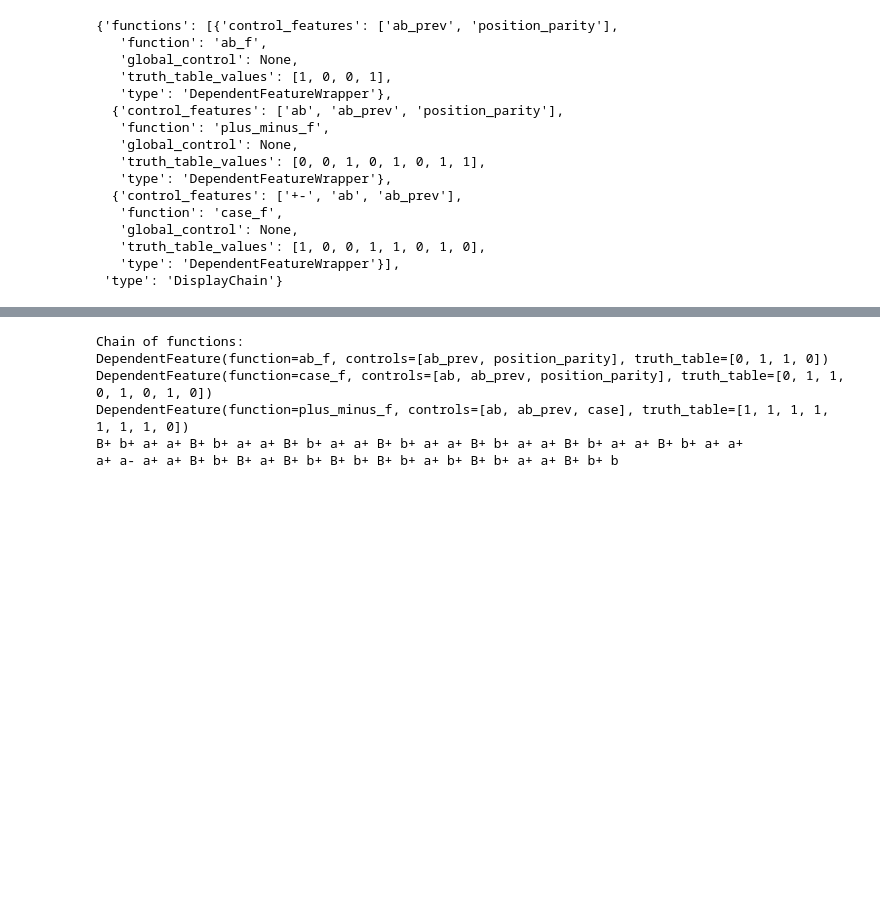
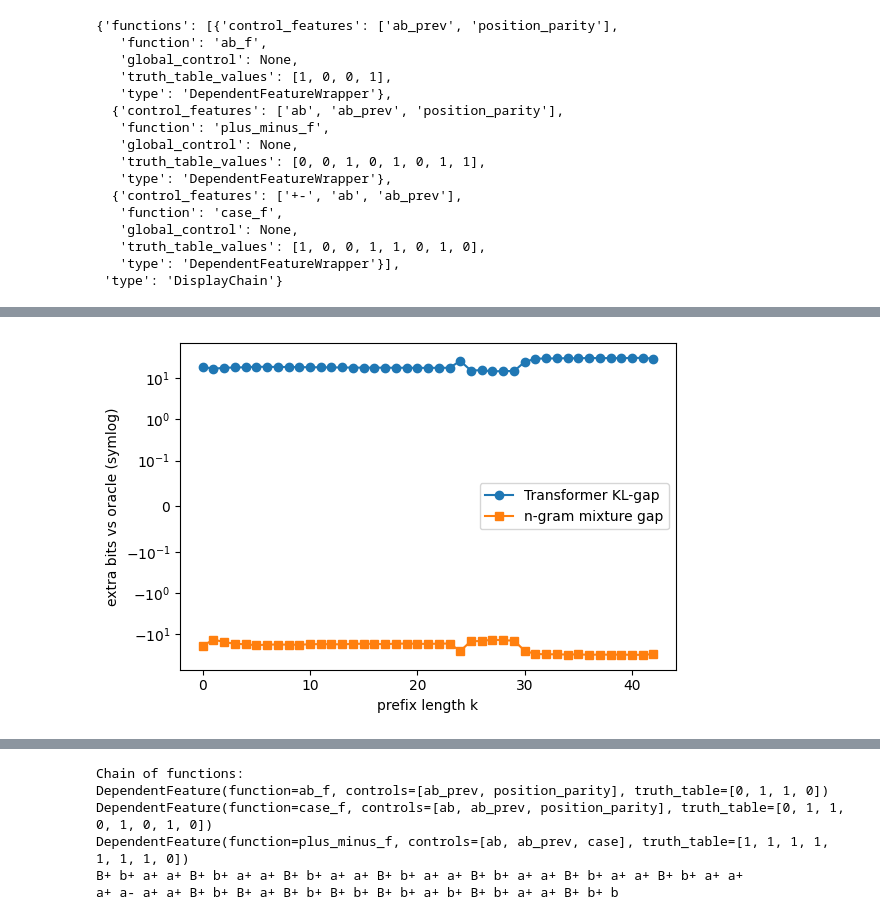
Before and after one commit to culpritgene/GeoMechInterp, a Jupyter notebook: projects/causal_patterns/mygpt_analysis.ipynb, the cells around one changed output, grey strips where cells are left out. Drawn from its saved outputs; the diff is of its cells as text; code cells hidden in the pictures; blank space fills up the shorter version.

```diff
--- a/experiments/mygpt_analysis.ipynb
+++ b/projects/causal_patterns/mygpt_analysis.ipynb
@@ -143,0 +451,12 @@ deterministic_test_dataset = deterministic_test_dataset.filter(lambda x: len(x['
+# %%
+plt.figure(figsize=(6,4))
+plt.plot(df2['prefix_len'], df2['KL_gap'],     marker='o', label="Transformer KL-gap")
+plt.plot(df2['prefix_len'], df2['ngram_gap'], marker='s', label="n-gram mixture gap")
+plt.yscale('symlog', linthresh=0.1)    # linear region for |y|<0.1, log beyond
+plt.xlabel("prefix length k")
+plt.ylabel("extra bits vs oracle (symlog)")
+plt.legend()
+plt.tight_layout()
+plt.show()
+# %% [output]
+[figure, added]
```
Also changed, not shown: parts of 36 cells of this notebook, 35 other files.
